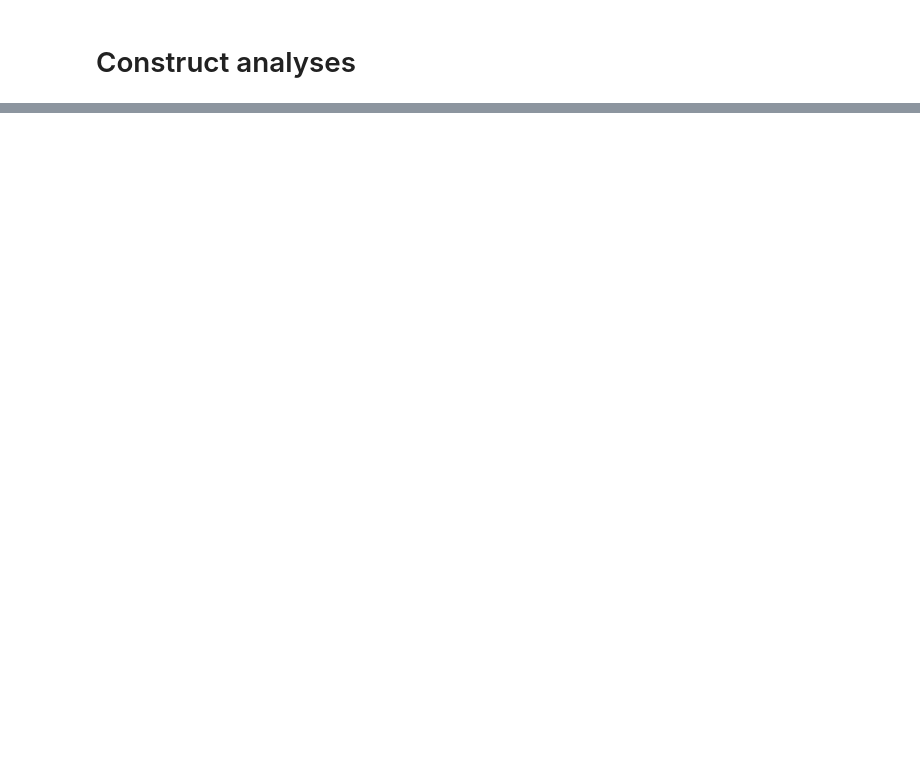
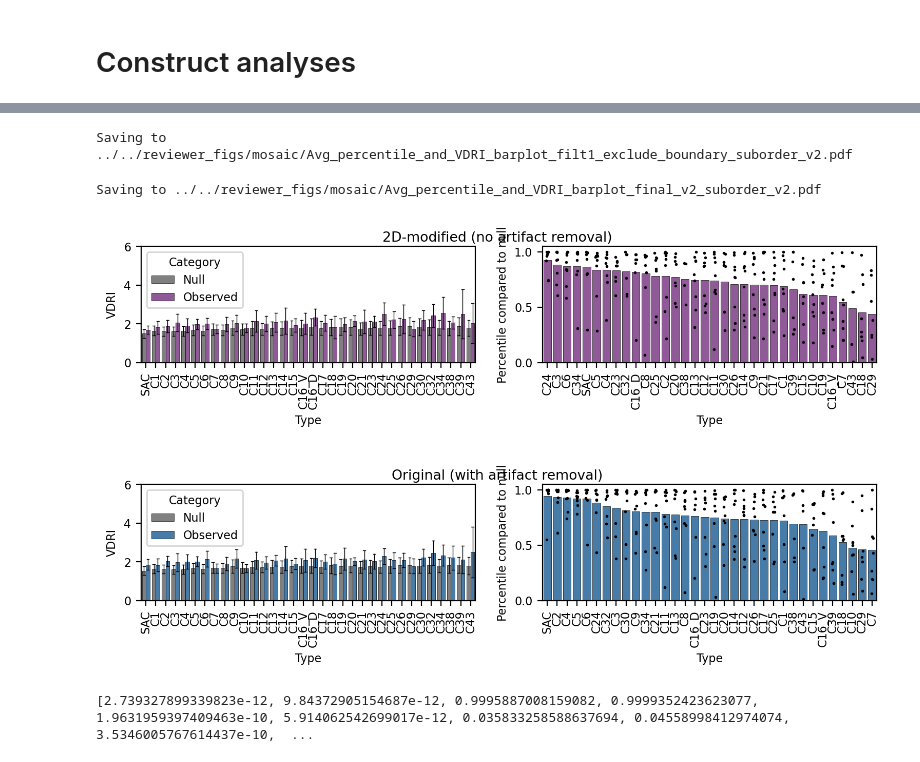
Before and after one commit to shekharlab/SpatialRGC, a Jupyter notebook: spatial_rgc/notebook_scripts/mosaic_analysis.ipynb, the cells around one changed output, grey strips where cells are left out. Drawn from its saved outputs; the diff is of its cells as text; code cells hidden in the pictures; blank space fills up the shorter version.

Commit message:
Post revision adjustments to files

```diff
--- a/spatial_rgc/notebook_scripts/mosaic_analysis.ipynb
+++ b/spatial_rgc/notebook_scripts/mosaic_analysis.ipynb
@@ -860,0 +1861,3 @@ quant_mosaic(df_t,order,figsize=(2,1.25),pairs=pairs,ylim=(0,6),output_f=os.path
+# %%
+filt_df = joined_df[joined_df['counts']<20]
+filt_df['pair'] = filt_df['roi_id'].astype(str) + "_" + filt_df['Type']
@@ -860,0 +1874,20 @@ quant_mosaic(df_t,order,figsize=(2,1.25),pairs=pairs,ylim=(0,6),output_f=os.path
+# %%
+TRIAL_MAP = {
+    'filt3_exclude_boundary':'1 z-section (no artifact removal)',
+    'filt2_exclude_boundary':'2D-modified (with artifact removal)',
+    'filt1_exclude_boundary':'2D-modified (no artifact removal)',
+    'final_v2':'Original (with artifact removal)',
+    'final_v3':'Original (with artifact removal)',
+    'nofilt_exclude_boundary':'Original without artifact removal',
+    'filt1_mixtures':'Mixture Types'
+    }
+
+cmap_s1 = plt.get_cmap('Set1')
+TRIAL_COLORS = {
+    '1 z-section (no artifact removal)':cmap_s1(0),
+    '2D-modified (with artifact removal)':cmap_s1(4),
+    '2D-modified (no artifact removal)':cmap_s1(3),
+    'Original (with artifact removal)':cmap_s1(1),
+    'Original without artifact removal':cmap_s1(2),
+    'Mixture Types':cmap_s1(5)
+}
@@ -860,0 +2050,16 @@ quant_mosaic(df_t,order,figsize=(2,1.25),pairs=pairs,ylim=(0,6),output_f=os.path
+# %%
+order = ['SAC'] + [f'C{i}'.format(i) for i in range(1,16)] + ['C16_V','C16_D'] + [f'C{i}'.format(i) for i in range(17,44)] + ['C45']
+suborder = ['SAC', 'C1', 'C2', 'C3', 'C4', 'C5', 'C6', 'C7', 'C8', 'C9', 'C10', 'C11', 'C12', 'C13', 'C14', 'C15', 'C16_V', 'C16_D', 'C17', 'C18', 'C19', 'C20', 'C21', 'C23', 'C24', 'C25', 'C26', 'C29', 'C30', 'C32', 'C34', 'C38', 'C39', 'C43']
+rem_order = [x for x in order if x not in suborder]
+#trial_subset =['final_v3', 'filt3_exclude_boundary','filt1_exclude_boundary']
+trial_subset = ['filt1_exclude_boundary','final_v2']
+for trial in trial_subset:
+    #df_p = make_percentile_plots(trial=trial,trial_map = TRIAL_MAP,trial_color=TRIAL_COLORS, exclude_bad_triples=False,do_diagnostic=False,order=rem_order,figure_dir=os.path.join("..","..","reviewer_figs","mosaic"),output_f="Avg_percentile_and_NNRI_barplot_{}_bad_types.pdf".format(trial),filt_pairs=filt_df['pair'].values)
+    #df_p = make_percentile_plots(trial=trial,trial_map = TRIAL_MAP,trial_color=TRIAL_COLORS, exclude_bad_triples=False,do_diagnostic=False,order=suborder,figure_dir=os.path.join("..","..","reviewer_figs","mosaic"),output_f="Avg_percentile_and_NNRI_barplot_{}_suborder_v2.pdf".format(trial),filt_pairs=filt_df['pair'].values)
+    df_p = make_percentile_plots(trial=trial,trial_map = TRIAL_MAP,trial_color=TRIAL_COLORS, exclude_bad_triples=False,do_diagnostic=False,order=suborder,figure_dir=os.path.join("..","..","reviewer_figs","mosaic"),output_f="Avg_percentile_and_VDRI_barplot_{}_suborder_v2.pdf".format(trial),filt_pairs=filt_df['pair'].values,ri_key='VDRI')
+    #df_p = make_percentile_plots(trial=trial,trial_map = TRIAL_MAP,trial_color=TRIAL_COLORS, exclude_bad_triples=False,do_diagnostic=False,order=order,figure_dir=os.path.join("..","..","reviewer_figs","mosaic"),output_f="Avg_percentile_and_NNRI_barplot_{}_order_v2.pdf".format(trial),filt_pairs=filt_df['pair'].values)
+# %% [output]
+Saving to ../../reviewer_figs/mosaic/Avg_percentile_and_VDRI_barplot_filt1_exclude_boundary_suborder_v2.pdf
+Saving to ../../reviewer_figs/mosaic/Avg_percentile_and_VDRI_barplot_final_v2_suborder_v2.pdf
+[figure, added]
+[figure, added]
@@ -860,0 +2152,9 @@ quant_mosaic(df_t,order,figsize=(2,1.25),pairs=pairs,ylim=(0,6),output_f=os.path
+# %%
+#trial_subset =['final_v3', 'filt3_exclude_boundary','filt1_exclude_boundary']
+trial_subset =['filt1_exclude_boundary','filt3_exclude_boundary']
+df_jp = make_joint_p(trials=trial_subset,trial_map = TRIAL_MAP,exclude_bad_triples=False,do_diagnostic=False,order=suborder,figure_dir=os.path.join("..","intermediate_figures","mosaic","new_figures"),filt_pairs=filt_df['pair'].values,ri_key='NNRI')
+df= adjust_p(df_jp,mult_correct=True)
+#order = ['SAC', 'C1', 'C2', 'C3', 'C4', 'C5', 'C6', 'C7', 'C8', 'C9', 'C10', 'C11', 'C12', 'C13', 'C14', 'C15', 'C16_V', 'C16_D', 'C17', 'C18', 'C19', 'C20', 'C21', 'C23', 'C24', 'C25', 'C26', 'C29', 'C30', 'C32', 'C34', 'C38', 'C39', 'C43']
+#order = ['SAC'] + [f'C{i}'.format(i) for i in range(1,16)] + ['C16_V','C16_D'] + [f'C{i}'.format(i) for i in range(17,46)]
+# %% [output]
+[2.739327899339823e-12, 9.84372905154687e-12, 0.9995887008159082, 0.9999352423623077, 1.9631959397409463e-10, 5.914062542699017e-12, 0.035833258588637694, 0.04558998412974074, 3.5346005767614437e-10,  ...
```
Also changed, not shown: parts of 70 cells of this notebook, 2 other files.
